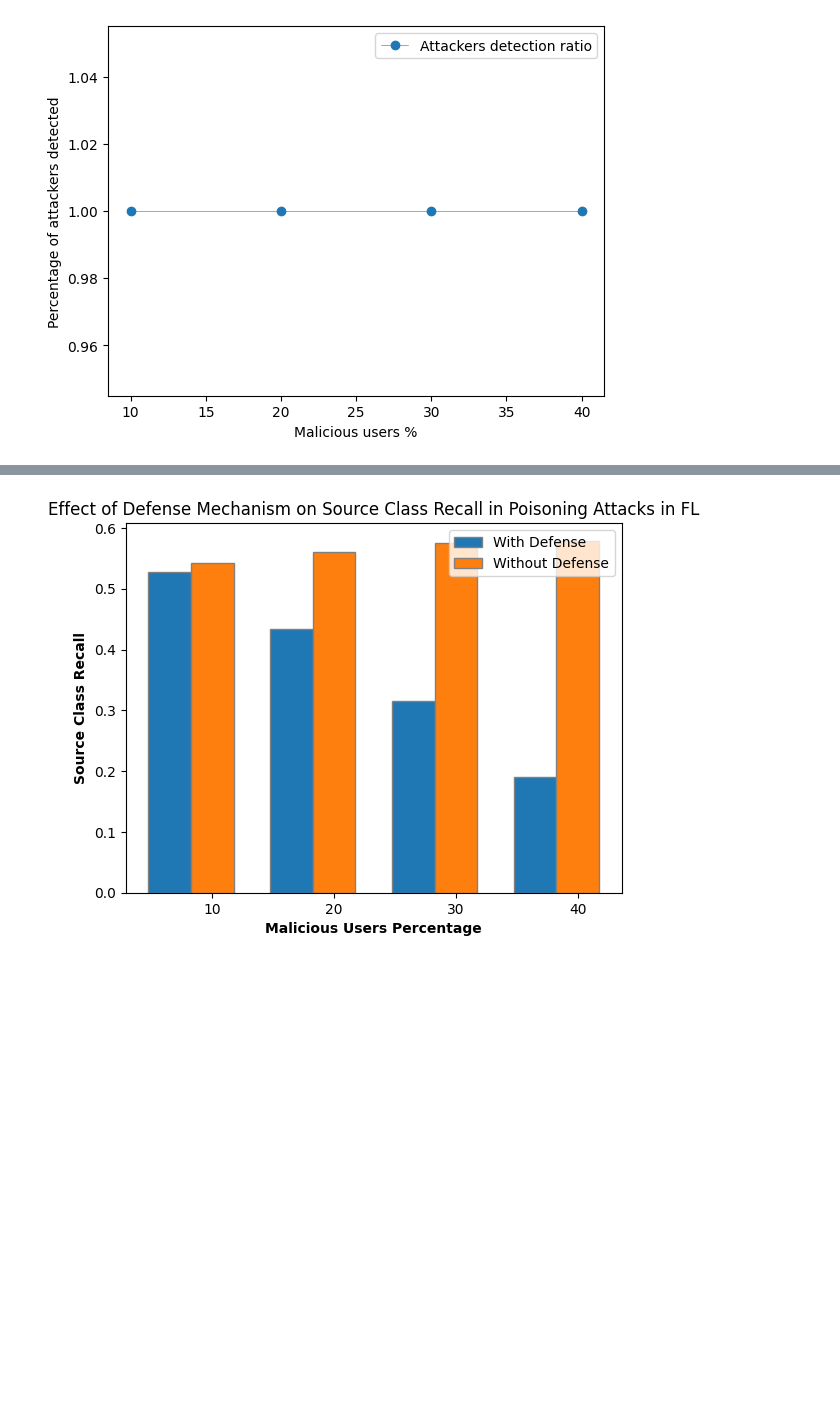
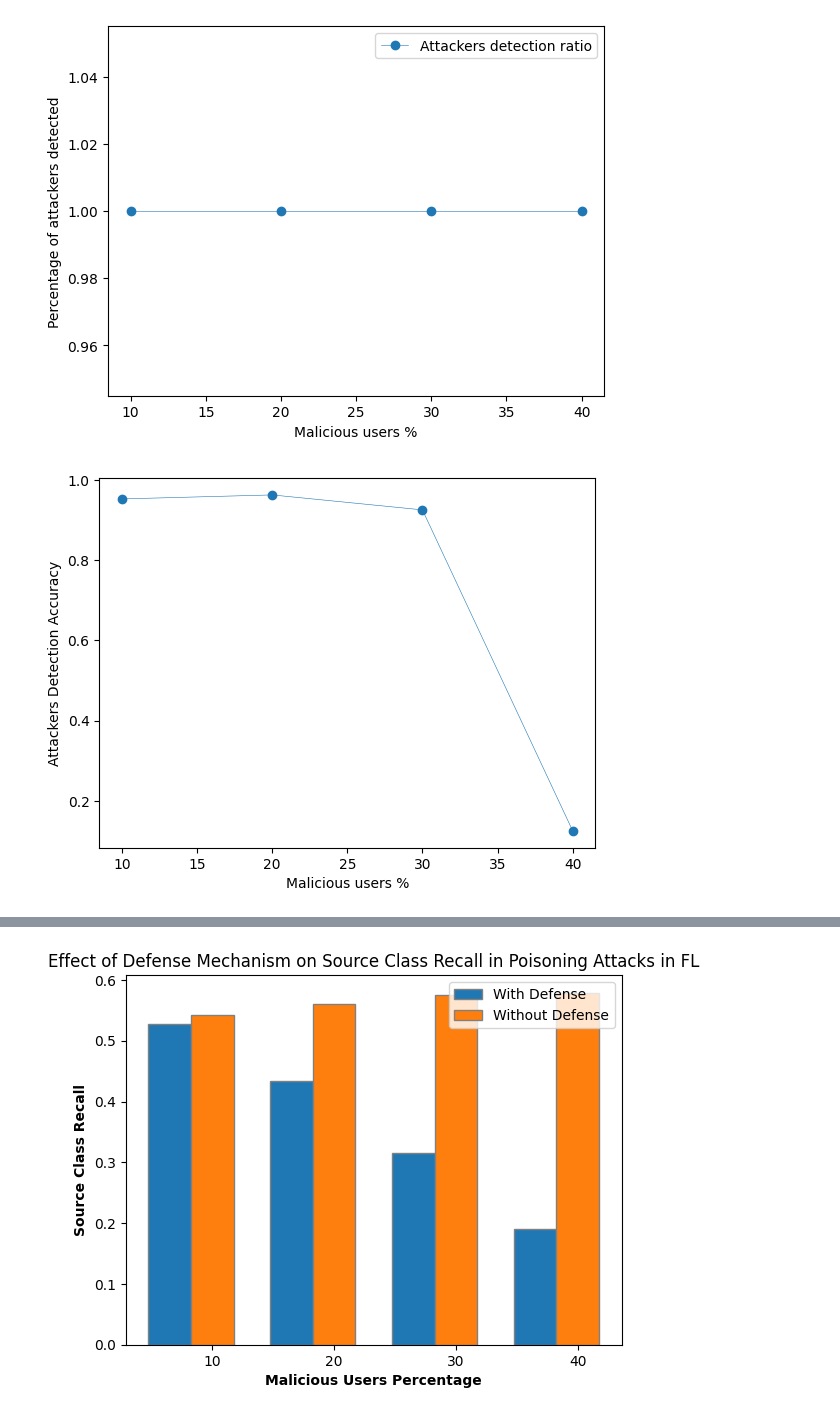
Before and after one commit to nikosgalanis/data-poisoning-defense-fl, a Jupyter notebook: DefenseFederated/src/federated_main.ipynb, the cells around one changed output, grey strips where cells are left out. Drawn from its saved outputs; the diff is of its cells as text; code cells hidden in the pictures; blank space fills up the shorter version.

```diff
--- a/DefenseFederated/src/federated_main.ipynb
+++ b/DefenseFederated/src/federated_main.ipynb
@@ -21,8 +21,8 @@ n_total_clients = 500
 
 
 mal_usr_percentage = 0
-target_hon = 3
-target_mal = 8
+target_hon = 5
+target_mal = 9
 
 # dataset = 'mnist'
 dataset = 'cifar'
@@ -40,13 +40,13 @@ mal = [0, 10, 20, 30, 40]
 NVIDIA GeForce GTX 1080 Ti
 # %%
 # load dataset and user groups
-train_dataset, test_dataset, user_groups, attackers = get_dataset(mal_usr_percentage / 100, target_hon, target_mal, n_total_clients, dataset)
+train_dataset, test_dataset, user_groups, attackers = get_dataset(mal_usr_percentage / 100, target_hon, target_mal, n_total_clients, n_train_clients, dataset)
 
 # Training
 clients = []
 for i in range(n_train_epochs):
-    clients.append(np.random.choice(range(n_total_clients), n_train_clients, replace=False))
-    # clients.append(range(n_total_clients)[:n_train_clients])
+    # clients.append(np.random.choice(range(n_total_clients), n_train_clients, replace=False))
+    clients.append(range(n_total_clients)[:n_train_clients])
 
 train_loss_total = []
 train_accuracy_total = []
@@ -88,7 +88,7 @@ train_accuracy = []
 train_recall = []
 
 # load dataset and user groups
-train_dataset, test_dataset, user_groups, attackers = get_dataset(mal_usr_percentage / 100, target_hon, target_mal, n_total_clients, dataset)
+train_dataset, test_dataset, user_groups, attackers = get_dataset(mal_usr_percentage / 100, target_hon, target_mal, n_total_clients, n_train_clients, dataset)
 
 # Training
 clients = []
@@ -192,7 +192,7 @@ print(test_inference(global_model, test_dataset))
 ## Just for attack with many mal%
 # %%
 # load dataset and user groups
-train_dataset, test_dataset, user_groups, attackers = get_dataset(mal_usr_percentage / 100, target_hon, target_mal, n_total_clients, dataset)
+train_dataset, test_dataset, user_groups, attackers = get_dataset(mal_usr_percentage / 100, target_hon, target_mal, n_total_clients, n_train_clients, dataset)
 
 # Training
 clients = []
@@ -211,7 +211,7 @@ for i in range(n_train_epochs):
 
 for mal_usr_percentage in mal:
 
-    train_dataset, _, user_groups, attackers = get_dataset(mal_usr_percentage / 100, target_hon, target_mal, n_total_clients, dataset)
+    train_dataset, _, user_groups, attackers = get_dataset(mal_usr_percentage / 100, target_hon, target_mal, n_total_clients, n_train_clients, dataset)
 
     checkpoint = torch.load('../mnist.pth')
     global_model = checkpoint['model']
@@ -275,7 +275,7 @@ for mal_usr_percentage in mal:
         train_recall.append(train_rec)
 
         # Test inference after each epoch
-        test_acc, test_ls, test_rec = test_inference(global_model, test_dataset)
+        test_acc, test_ls, test_rec = test_inference(global_model, test_dataset, target_mal)
 
         test_accuracy.append(test_acc)
         test_loss.append(test_ls)
@@ -566,3 +586,10 @@ plt.legend()
 plt.show()
 # %% [output]
 [figure]
+# %%
+plt.plot(mal[1:], attackers_accuracy_total, 'o', linestyle = "-", linewidth = .4)
+plt.xlabel("Malicious users %")
+plt.ylabel("Attackers Detection Accuracy")
+plt.show()
+# %% [output]
+[figure, added]
```
Also changed, not shown: parts of 8 cells of this notebook, 9 other files.
